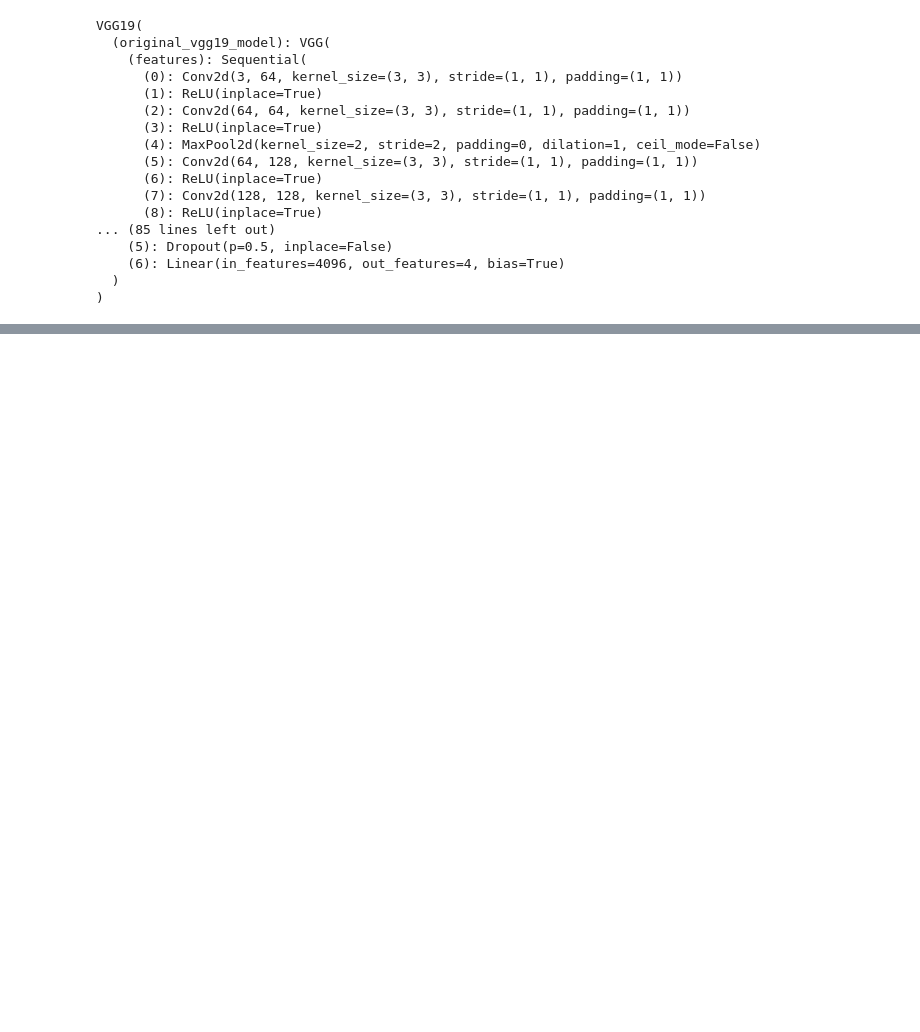
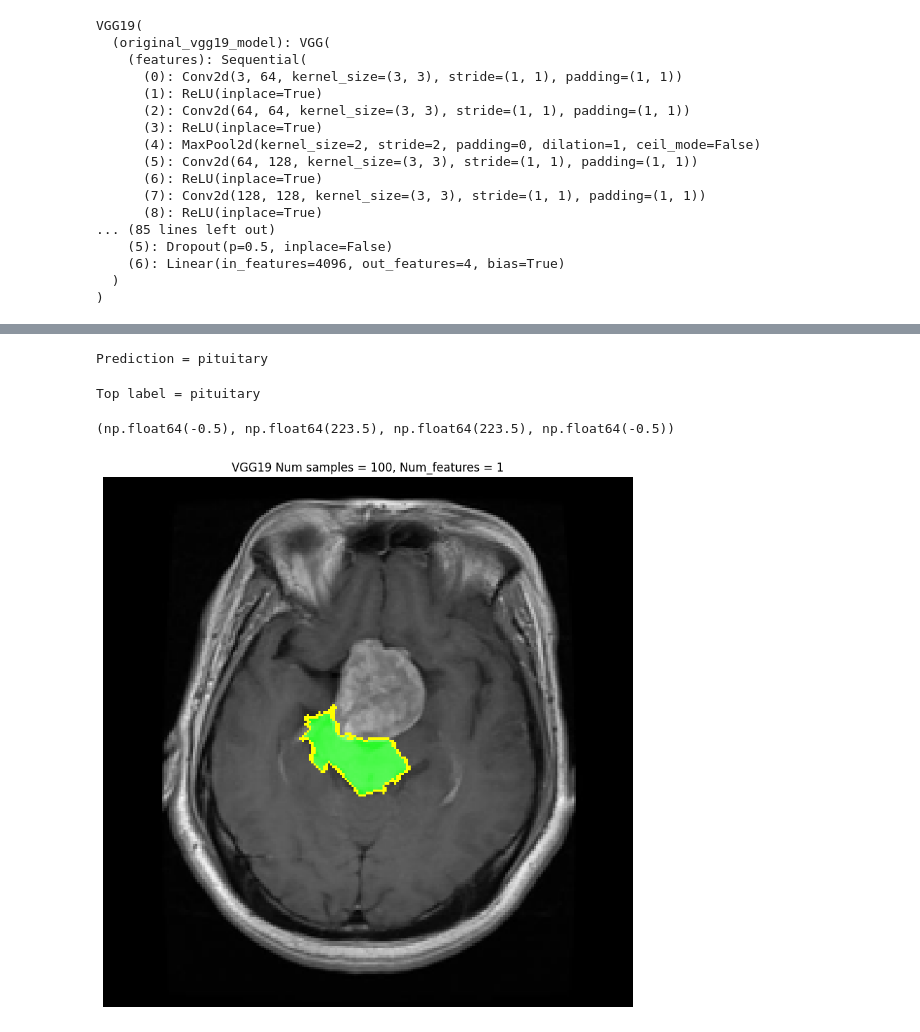
Before and after one commit to M4yfl0w3r/flower-eng-thesis, a Jupyter notebook: src/lime_research.ipynb, the cells around one changed output, grey strips where cells are left out. Saved outputs shown, nothing was run; the diff lists cells and outputs as text; code cells hidden in the pictures; blank space fills up the shorter version.

```diff
--- a/src/lime_research.ipynb
+++ b/src/lime_research.ipynb
@@ -93,16 +97,11 @@ def get_model_prediction(model, image) -> int:
         output = model(input_batch)
 
     return torch.argmax(output[0]).item()
-# %%
-class Params:
-    kernel_size = 1.2
-    max_dist = 200
-    ratio = 0.2
-    num_samples = 500
-    num_features = 5
-    positive_only = False
-
-
-params = Params()
+# %%
+@dataclass
+class Params:
+    num_samples: int
+    num_features: int
+    positive_only: bool
 # %%
 def explain_with_lime(model, image_path: str, image_class: int, params: Params):
@@ -163,0 +218,18 @@ Top label = glioma
+# %%
+params = Params(num_samples=100, num_features=1, positive_only=False)
+image = explain_with_lime(
+    vgg,
+    "../assets/test_pituitary.jpg",
+    classes.inverse["pituitary"],
+    params,
+)
+
+pl.figure(figsize=(10, 10))
+pl.title(f"VGG19 Num samples = {params.num_samples}, Num_features = {params.num_features}")
+pl.imshow(image)
+pl.axis("off")
+# %% [output]
+Prediction = pituitary
+Top label = pituitary
+(np.float64(-0.5), np.float64(223.5), np.float64(223.5), np.float64(-0.5))
+[figure, added]
```
Also changed, not shown: parts of 8 cells of this notebook, 3 other files.
